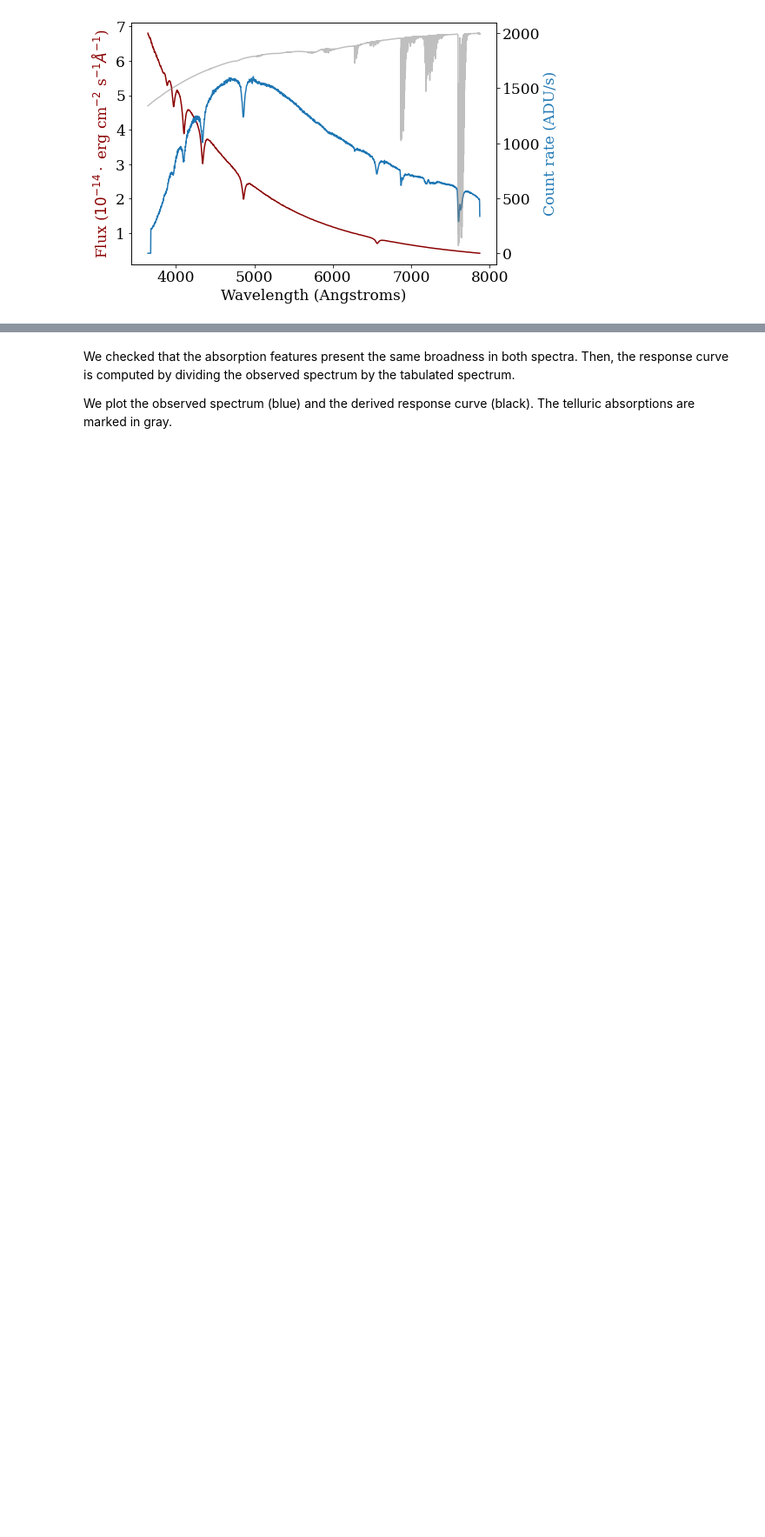
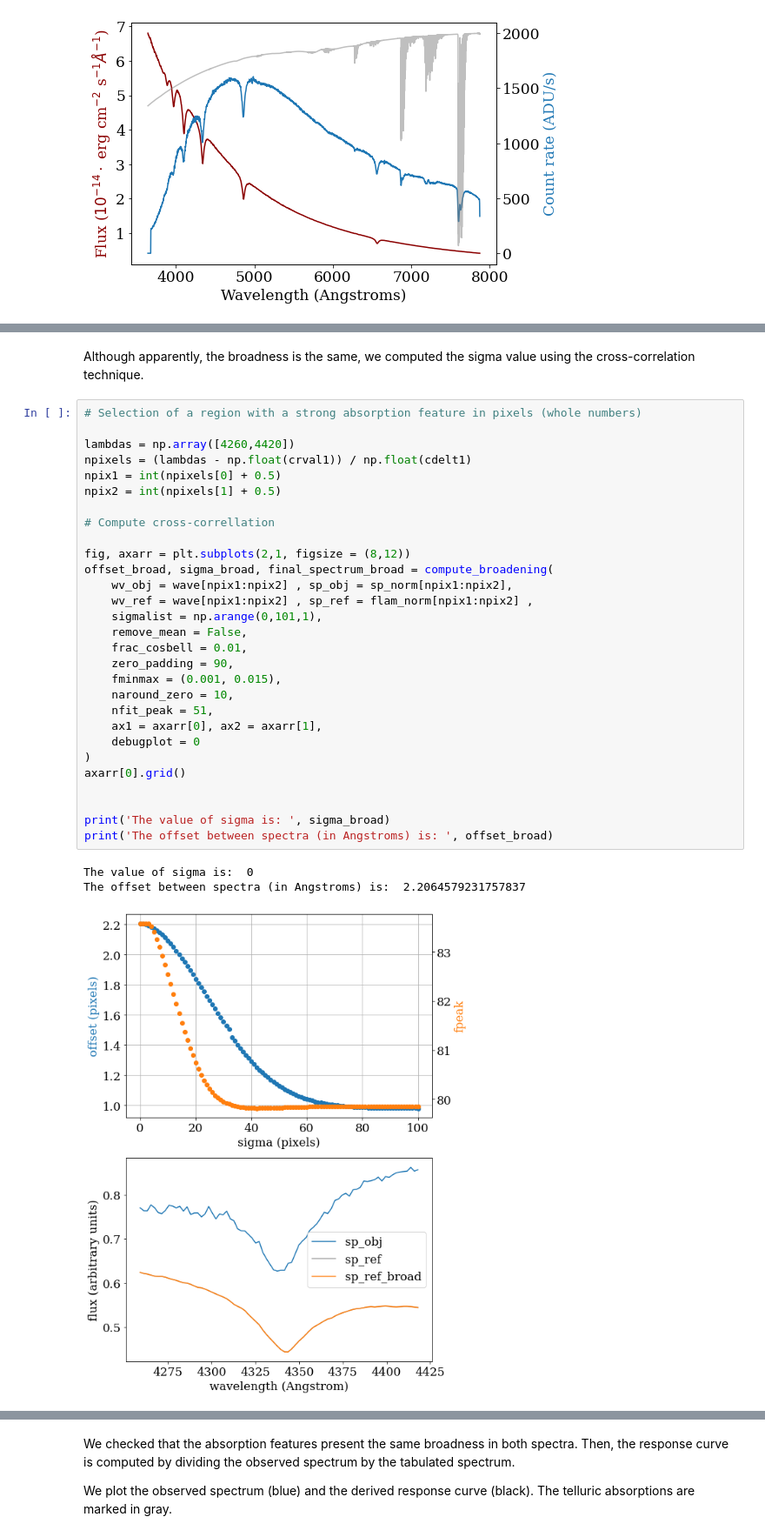
Before and after one commit to criscabe/OSIRIS, a Jupyter notebook: code/1_Response_curve_OSIRIS.ipynb, the cells around one changed output, grey strips where cells are left out. Shown at 87% size. Cells and saved outputs as stored; diff of their text form; blank space fills up the shorter version.

```diff
--- a/code/1_Response_curve_OSIRIS.ipynb
+++ b/code/1_Response_curve_OSIRIS.ipynb
@@ -156,0 +176,35 @@ fig.tight_layout()
+# %% [markdown]
+Although apparently, the broadness is the same, we computed the sigma value using the cross-correlation technique.
+# %%
+# Selection of a region with a strong absorption feature in pixels (whole numbers)
+
+lambdas = np.array([4260,4420])
+npixels = (lambdas - np.float(crval1)) / np.float(cdelt1)
+npix1 = int(npixels[0] + 0.5)
+npix2 = int(npixels[1] + 0.5)
+
+# Compute cross-correllation
+
+fig, axarr = plt.subplots(2,1, figsize = (8,12))
+offset_broad, sigma_broad, final_spectrum_broad = compute_broadening(
+    wv_obj = wave[npix1:npix2] , sp_obj = sp_norm[npix1:npix2],
+    wv_ref = wave[npix1:npix2] , sp_ref = flam_norm[npix1:npix2] ,
+    sigmalist = np.arange(0,101,1),
+    remove_mean = False,
+    frac_cosbell = 0.01,
+    zero_padding = 90,
+    fminmax = (0.001, 0.015),
+    naround_zero = 10,
+    nfit_peak = 51,
+    ax1 = axarr[0], ax2 = axarr[1],
+    debugplot = 0
+)
+axarr[0].grid()
+
+
+print('The value of sigma is: ', sigma_broad)
+print('The offset between spectra (in Angstroms) is: ', offset_broad)
+# %% [output]
+The value of sigma is:  0
+The offset between spectra (in Angstroms) is:  2.2064579231757837
+[figure, added]
```
Also changed, not shown: parts of 5 cells of this notebook.
